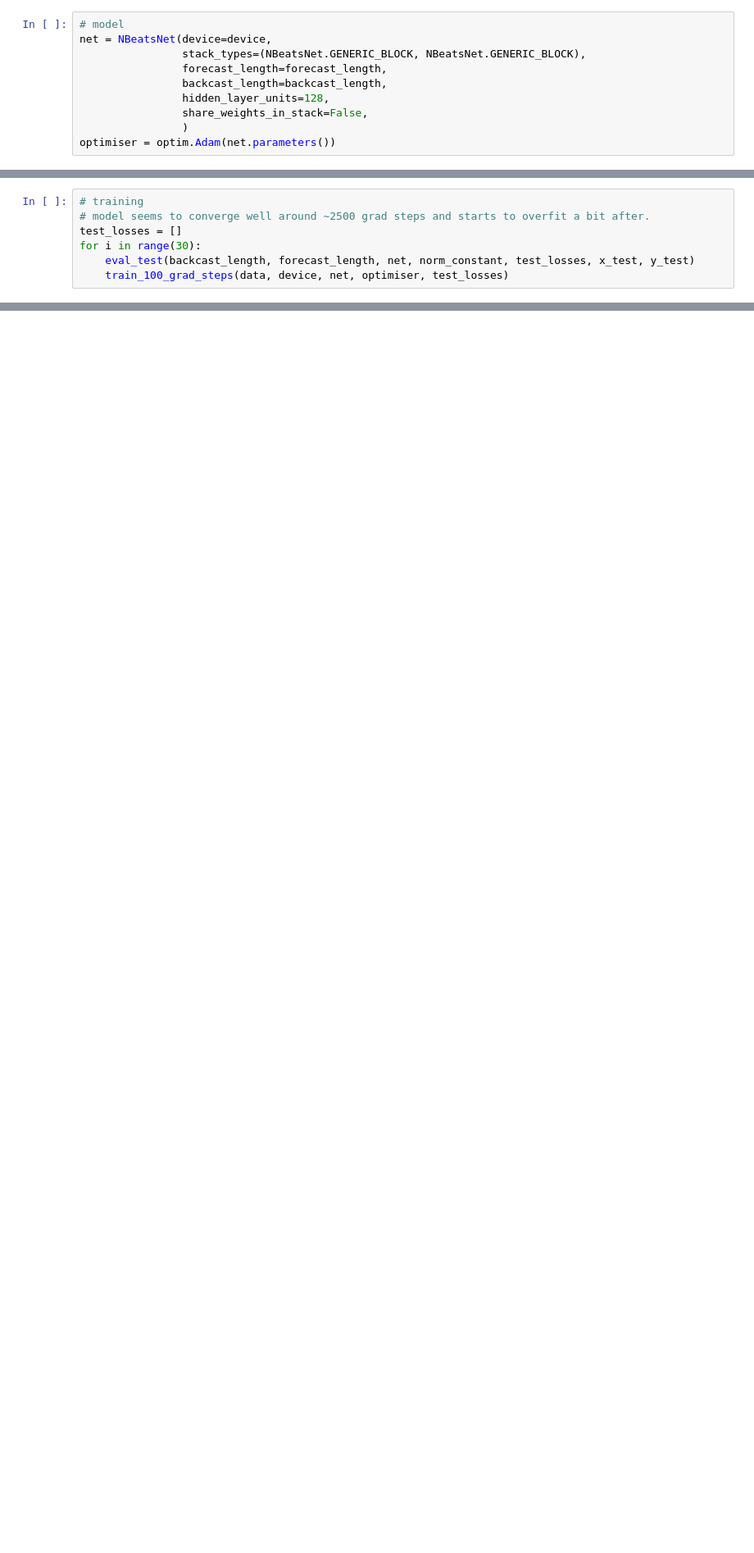
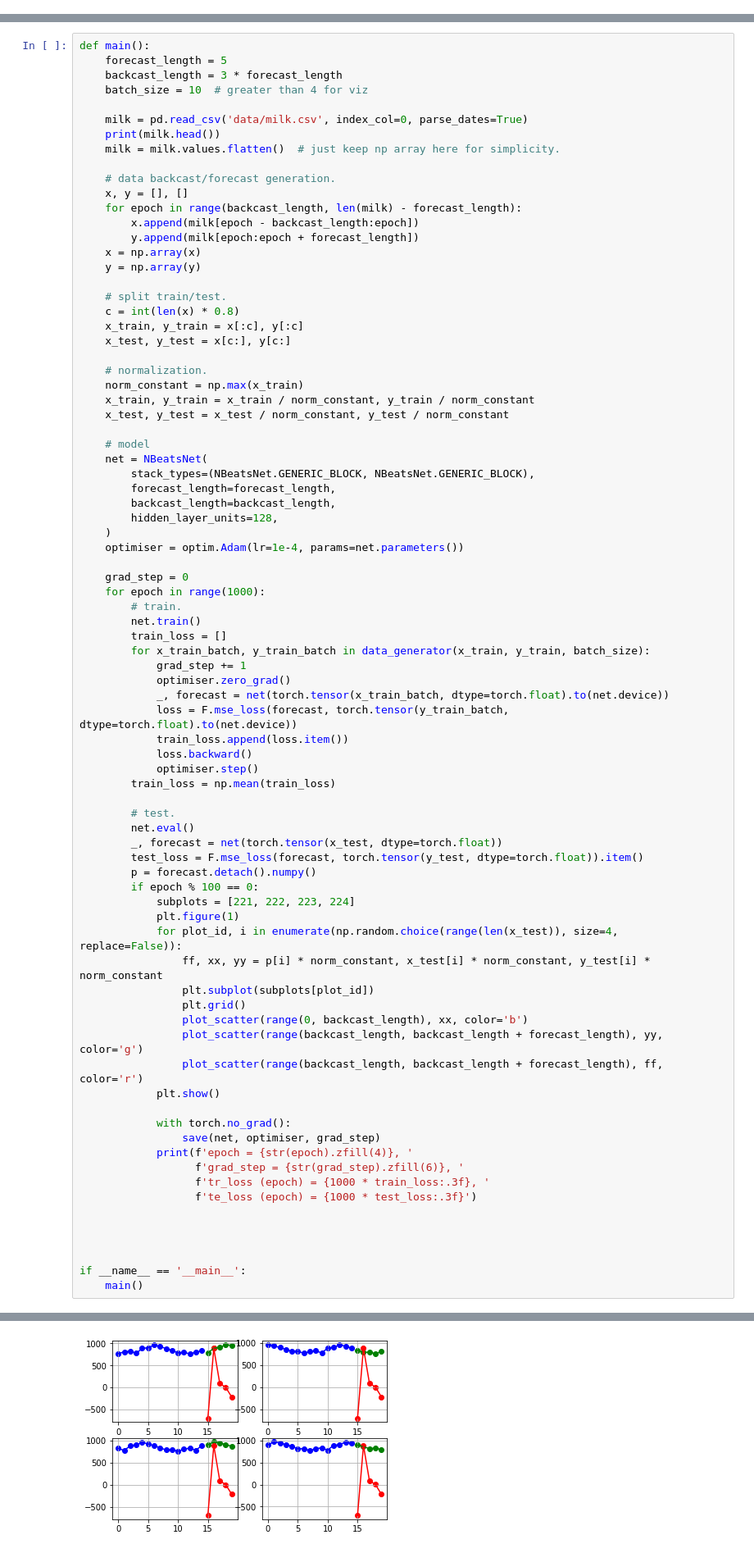
Before and after one commit to philipperemy/n-beats, a Jupyter notebook: examples/NBeats.ipynb, the cells around one changed output, grey strips where cells are left out. Shown at 82% size. Drawn from its saved outputs; the diff is of its cells as text; blank space fills up the shorter version.

```diff
--- a/examples/NBeats.ipynb
+++ b/examples/NBeats.ipynb
@@ -138,10 +36,0 @@ month
-# %%
-# model
-net = NBeatsNet(device=device,
-                stack_types=(NBeatsNet.GENERIC_BLOCK, NBeatsNet.GENERIC_BLOCK),
-                forecast_length=forecast_length,
-                backcast_length=backcast_length,
-                hidden_layer_units=128,
-                share_weights_in_stack=False,
-                )
-optimiser = optim.Adam(net.parameters())
@@ -161,7 +36,0 @@ data = data_generator(x_train, y_train, batch_size)
-# %%
-# training
-# model seems to converge well around ~2500 grad steps and starts to overfit a bit after.
-test_losses = []
-for i in range(30):
-    eval_test(backcast_length, forecast_length, net, norm_constant, test_losses, x_test, y_test)
-    train_100_grad_steps(data, device, net, optimiser, test_losses)
@@ -200,0 +37,82 @@ grad_step = 000600, tr_loss = 0.000161, te_loss = 0.000421
+# %%
+def main():
+    forecast_length = 5
+    backcast_length = 3 * forecast_length
+    batch_size = 10  # greater than 4 for viz
+
+    milk = pd.read_csv('data/milk.csv', index_col=0, parse_dates=True)
+    print(milk.head())
+    milk = milk.values.flatten()  # just keep np array here for simplicity.
+
+    # data backcast/forecast generation.
+    x, y = [], []
+    for epoch in range(backcast_length, len(milk) - forecast_length):
+        x.append(milk[epoch - backcast_length:epoch])
+        y.append(milk[epoch:epoch + forecast_length])
+    x = np.array(x)
+    y = np.array(y)
+
+    # split train/test.
+    c = int(len(x) * 0.8)
+    x_train, y_train = x[:c], y[:c]
+    x_test, y_test = x[c:], y[c:]
+
+    # normalization.
+    norm_constant = np.max(x_train)
+    x_train, y_train = x_train / norm_constant, y_train / norm_constant
+    x_test, y_test = x_test / norm_constant, y_test / norm_constant
+
+    # model
+    net = NBeatsNet(
+        stack_types=(NBeatsNet.GENERIC_BLOCK, NBeatsNet.GENERIC_BLOCK),
+        forecast_length=forecast_length,
+        backcast_length=backcast_length,
+        hidden_layer_units=128,
+    )
+    optimiser = optim.Adam(lr=1e-4, params=net.parameters())
+
+    grad_step = 0
+    for epoch in range(1000):
+        # train.
+        net.train()
+        train_loss = []
+        for x_train_batch, y_train_batch in data_generator(x_train, y_train, batch_size):
+            grad_step += 1
+            optimiser.zero_grad()
+            _, forecast = net(torch.tensor(x_train_batch, dtype=torch.float).to(net.device))
+            loss = F.mse_loss(forecast, torch.tensor(y_train_batch, dtype=torch.float).to(net.device))
+            train_loss.append(loss.item())
+            loss.backward()
+            optimiser.step()
+        train_loss = np.mean(train_loss)
+
+        # test.
+        net.eval()
+        _, forecast = net(torch.tensor(x_test, dtype=torch.float))
+        test_loss = F.mse_loss(forecast, torch.tensor(y_test, dtype=torch.float)).item()
+        p = forecast.detach().numpy()
+        if epoch % 100 == 0:
+            subplots = [221, 222, 223, 224]
+            plt.figure(1)
+            for plot_id, i in enumerate(np.random.choice(range(len(x_test)), size=4, replace=False)):
+                ff, xx, yy = p[i] * norm_constant, x_test[i] * norm_constant, y_test[i] * norm_constant
+                plt.subplot(subplots[plot_id])
+                plt.grid()
+                plot_scatter(range(0, backcast_length), xx, color='b')
+                plot_scatter(range(backcast_length, backcast_length + forecast_length), yy, color='g')
+                plot_scatter(range(backcast_length, backcast_length + forecast_length), ff, color='r')
+            plt.show()
+
+            with torch.no_grad():
+                save(net, optimiser, grad_step)
+            print(f'epoch = {str(epoch).zfill(4)}, '
+                  f'grad_step = {str(grad_step).zfill(6)}, '
+                  f'tr_loss (epoch) = {1000 * train_loss:.3f}, '
+                  f'te_loss (epoch) = {1000 * test_loss:.3f}')
+
+
+
+
+if __name__ == '__main__':
+    main()
+# %% [output]
@@ -200,0 +135 @@ grad_step = 000600, tr_loss = 0.000161, te_loss = 0.000421
+[figure, added]
```
Also changed, not shown: parts of 12 cells of this notebook, 3 other files.
